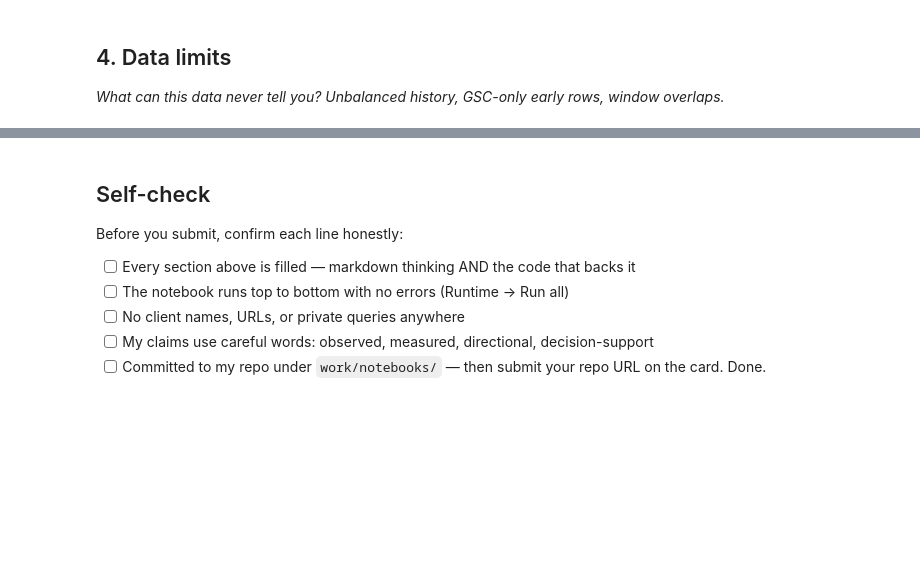
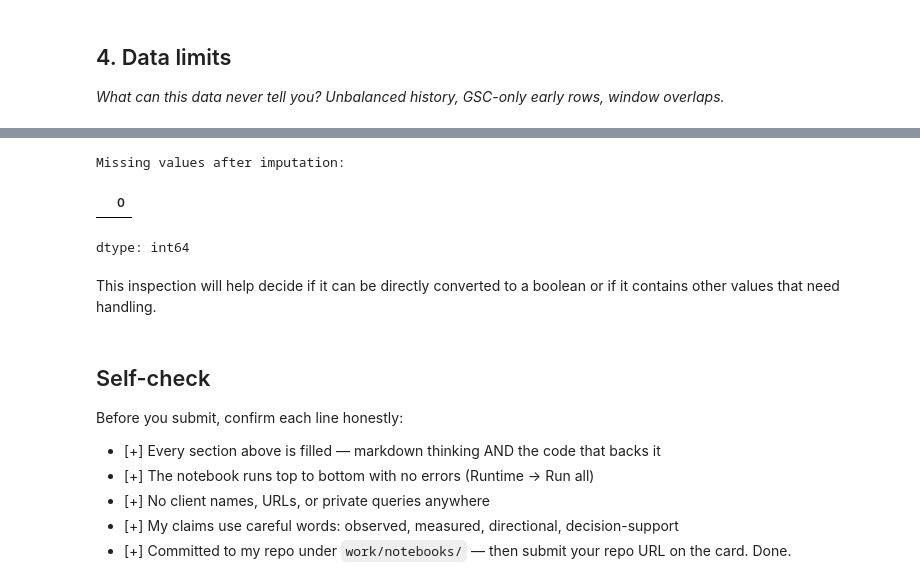
Before and after one commit to Lacenedihia/flyrank-ml-internship-starter, a Jupyter notebook: work/notebooks/w03_data_contract.ipynb, the cells around one changed output, grey strips where cells are left out. Saved outputs shown, nothing was run; the diff lists cells and outputs as text; code cells hidden in the pictures; blank space fills up the shorter version.

```diff
--- a/work/notebooks/w03_data_contract.ipynb
+++ b/work/notebooks/w03_data_contract.ipynb
@@ -36,0 +318,9 @@ This skeleton is yours to fill. Work the sections **in order** — each one has
+# %%
+# Convert 'ga4_data_available' to boolean, treating None as False
+df['ga4_data_available'] = df['ga4_data_available'].fillna(False).infer_objects(copy=False)
+
+print("Data type after conversion:")
+print(df['ga4_data_available'].dtype)
+
+print("\nUnique values and counts after conversion:")
+print(df['ga4_data_available'].value_counts(dropna=False))
@@ -37,10 +342,49 @@ This skeleton is yours to fill. Work the sections **in order** — each one has
+# %%
+columns_to_impute_with_zero = [
+    'ga4_pageviews',
+    'ga4_sessions',
+    'ga4_users',
+    'ga4_engaged_sessions',
+    'ga4_total_engagement_sec',
+    'sessions_organic',
+    'sessions_direct',
+    'sessions_referral',
+    'sessions_social',
+    'sessions_paid',
+    'sessions_ai',
+    'ai_chatgpt',
+    'ai_perplexity',
+    'ai_gemini',
+    'ai_copilot',
+    'ai_claude',
+    'ai_meta',
+    'ai_other',
+    'scroll_events'
+]
+
+for col in columns_to_impute_with_zero:
+    if col in df.columns:
+        df[col] = df[col].fillna(0)
+
+# Impute gsc_avg_position with 0 as well, assuming missing implies no ranking/impressions
+if 'gsc_avg_position' in df.columns:
+    df['gsc_avg_position'] = df['gsc_avg_position'].fillna(0)
+
+print("Missing values after imputation:")
+display(df.isnull().sum()[df.isnull().sum() > 0])
+# %% [output]
+Missing values after imputation:
+|  | 0 |
+dtype: int64
+# %% [markdown]
+This inspection will help decide if it can be directly converted to a boolean or if it contains other values that need handling.
 # %% [markdown]
 ## Self-check
 
 Before you submit, confirm each line honestly:
 
-- [ ] Every section above is filled — markdown thinking AND the code that backs it
-- [ ] The notebook runs top to bottom with no errors (Runtime → Run all)
-- [ ] No client names, URLs, or private queries anywhere
-- [ ] My claims use careful words: observed, measured, directional, decision-support
-- [ ] Committed to my repo under `work/notebooks/` — then submit your repo URL on the card. Done.
+- [+] Every section above is filled — markdown thinking AND the code that backs it
+- [+] The notebook runs top to bottom with no errors (Runtime → Run all)
+- [+] No client names, URLs, or private queries anywhere
+- [+] My claims use careful words: observed, measured, directional, decision-support
+- [+] Committed to my repo under `work/notebooks/` — then submit your repo URL on the card. Done.
```
Also changed, not shown: parts of 25 cells of this notebook.
